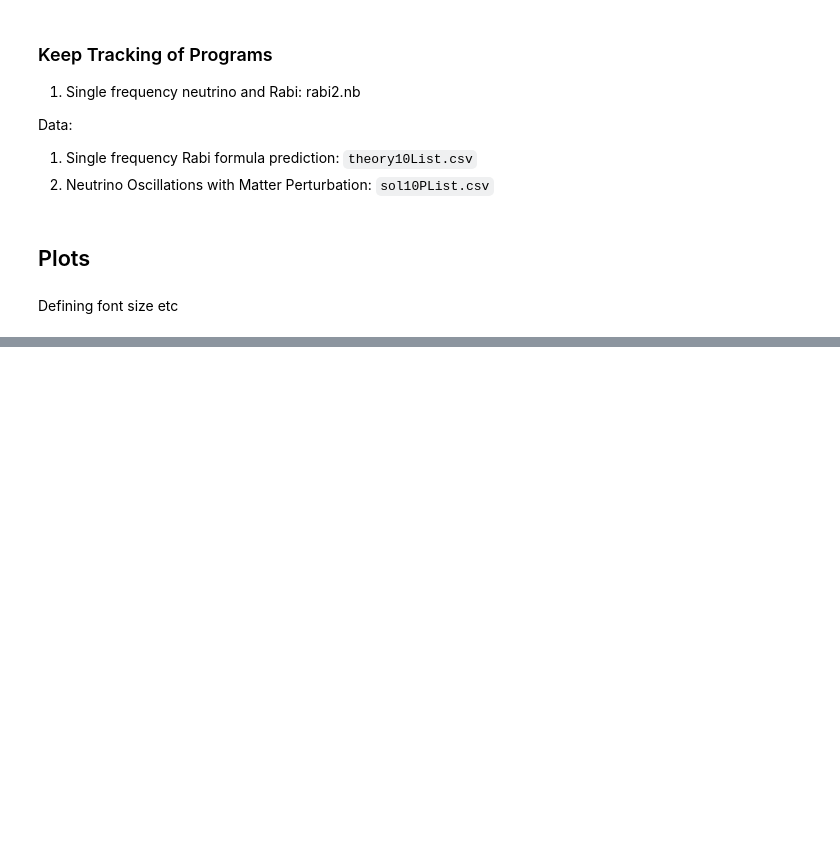
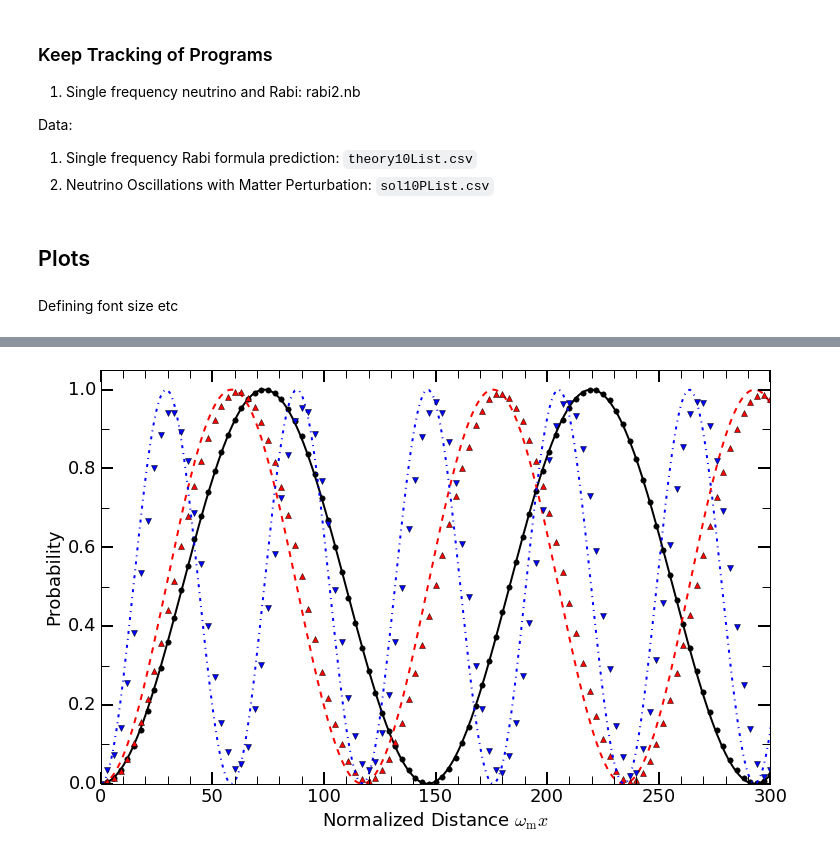
Before and after one commit to emptymalei/rabi-neutrino-oscillations, a Jupyter notebook: data/plots.ipynb, the cells around one changed output, grey strips where cells are left out. Cells and saved outputs as stored; diff of their text form; code cells hidden in the pictures; blank space fills up the shorter version.

```diff
--- a/data/plots.ipynb
+++ b/data/plots.ipynb
@@ -65,0 +123,42 @@ plt.savefig('rabiOscillationsNeutrinoCoincidence-single-frequency.pdf',bbox_inch
+# %%
+castlewallplt, castlewallax = plt.subplots()
+
+castlewallplt = plt.plot(probAkhmedovRabiTheoryList0p09[0],probAkhmedovRabiTheoryList0p09[1],'k-',\
+                         solAkhList0p09[0][0::30],solAkhList0p09[1][0::30],'ko', \
+                         probAkhmedovRabiTheoryList0p1[0],probAkhmedovRabiTheoryList0p1[1],'r--',\
+                         solAkhList0p1[0][0::30],solAkhList0p1[1][0::30],'r^', \
+                         probAkhmedovRabiTheoryList0p2[0],probAkhmedovRabiTheoryList0p2[1],'b-.',\
+                         solAkhList0p2[0][0::30], solAkhList0p2[1][0::30],'bv',\
+                         markersize=ftsz*0.3, linewidth=2)
+plt.xlabel('Normalized Distance $\omega_{\mathrm{m}}x$', fontsize=ftsz)
+plt.ylabel('Probability', fontsize=ftsz)
+plt.ylim([0,1.05])
+plt.xlim([0,300])
+#plt.legend(['Rabi Formula for $\lambda_2-\lambda_1=0.09\lambda_0$','Numerical Solution for $\lambda_2-\lambda_1=0.09\lambda_0$'], fontsize=ftsz,frameon='rc',loc=1)
+
+castlewallax.tick_params('both', length=12, width=2, which='major', labelsize=ftsz)
+castlewallax.tick_params('both', length=8, width=1, which='minor', labelsize=ftsz)
+
+castlewallmajorLocator = MultipleLocator(50)
+castlewallmajorFormatter = FormatStrFormatter('%d')
+castlewallminorLocator = MultipleLocator(10)
+
+castlewallmajorLocatory = MultipleLocator(0.2)
+castlewallmajorFormattery = FormatStrFormatter('%0.1f')
+castlewallminorLocatory = MultipleLocator(0.1)
+
+
+castlewallax.xaxis.set_major_locator(castlewallmajorLocator)
+castlewallax.xaxis.set_major_formatter(castlewallmajorFormatter)
+
+castlewallax.yaxis.set_major_locator(castlewallmajorLocatory)
+castlewallax.yaxis.set_major_formatter(castlewallmajorFormattery)
+
+
+# for the minor ticks, use no labels; default NullFormatter
+castlewallax.xaxis.set_minor_locator(castlewallminorLocator)
+castlewallax.yaxis.set_minor_locator(castlewallminorLocatory)
+
+plt.savefig('castle-wall.pdf',bbox_inches='tight')
+# %% [output]
+[figure, added]
```
Also changed, not shown: parts of 6 cells of this notebook, 16 other files.
